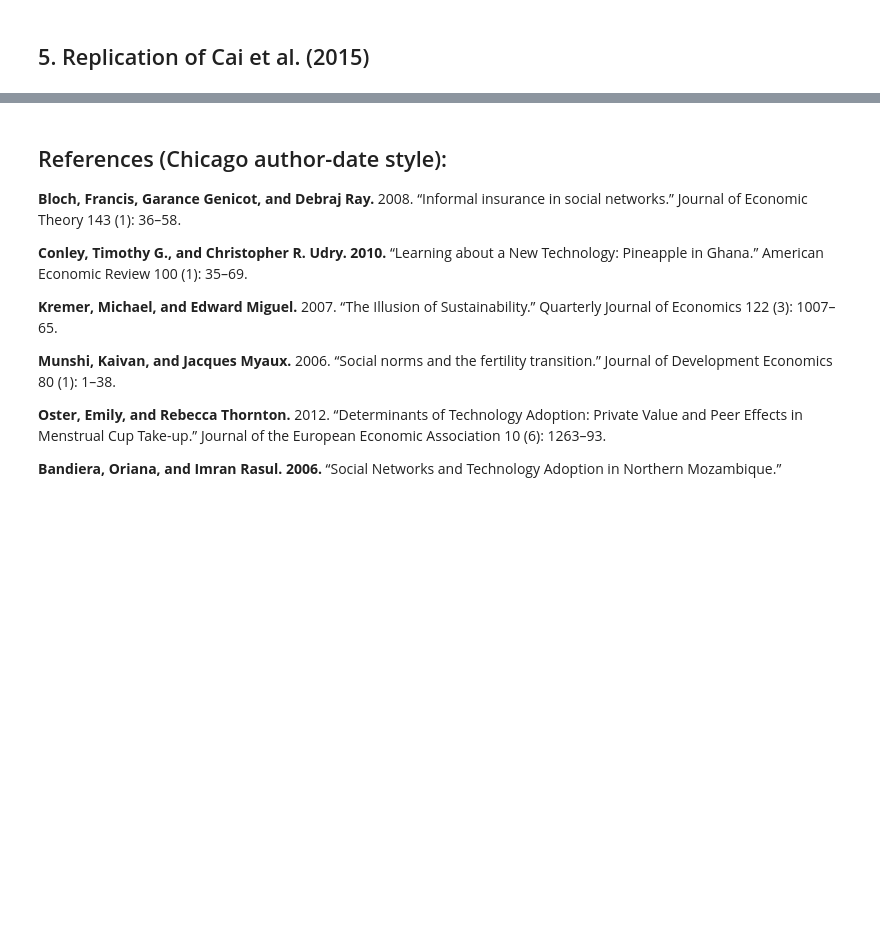
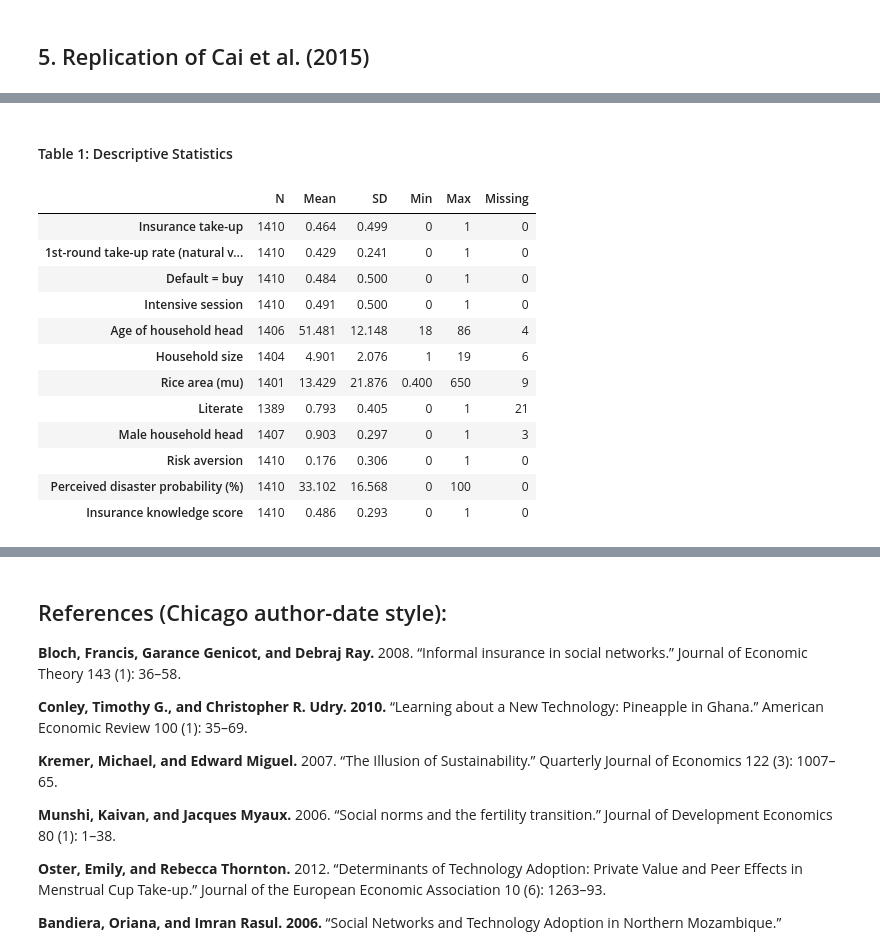
Before and after one commit to hn1802-uw/Social-Networks-and-the-Decision-to-Insure, a Jupyter notebook: project.ipynb, the cells around one changed output, grey strips where cells are left out. Cells and saved outputs as stored; diff of their text form; code cells hidden in the pictures; blank space fills up the shorter version.

```diff
--- a/project.ipynb
+++ b/project.ipynb
@@ -183,0 +209,6 @@ We use Two-Stages Least Squares (2SLS) here since our peer's take-up (`TakeupRat
+# %%
+full = load_analysis_data()
+print(
+    f"Survey: {len(full):,} households, {full['address'].nunique()} natural villages, "
+    f"{full['village'].nunique()} admin villages"
+)
@@ -183,0 +221,5 @@ We use Two-Stages Least Squares (2SLS) here since our peer's take-up (`TakeupRat
+# %%
+raw = main_sample(full)
+df, cleaning_report = clean(raw)
+placebo, _ = clean(placebo_sample(full))
+cleaning_report
@@ -183,0 +237,32 @@ We use Two-Stages Least Squares (2SLS) here since our peer's take-up (`TakeupRat
+# %% [markdown]
+#### Table 1: Descriptive Statistics
+# %%
+table1_vars = [
+    "takeup_survey",
+    "pre_takeup_rate",
+    "default",
+    "intensive",
+    "age",
+    "agpop",
+    "ricearea_2010",
+    "literacy",
+    "male",
+    "risk_averse",
+    "disaster_prob",
+    "understanding",
+]
+style_table(summary_table(raw, table1_vars, VARIABLE_LABELS))
+# %% [output]
+|  | N | Mean | SD | Min | Max | Missing |
+| Insurance take-up | 1410 | 0.464 | 0.499 | 0 | 1 | 0 |
+| 1st-round take-up rate (natural v... | 1410 | 0.429 | 0.241 | 0 | 1 | 0 |
+| Default = buy | 1410 | 0.484 | 0.500 | 0 | 1 | 0 |
+| Intensive session | 1410 | 0.491 | 0.500 | 0 | 1 | 0 |
+| Age of household head | 1406 | 51.481 | 12.148 | 18 | 86 | 4 |
+| Household size | 1404 | 4.901 | 2.076 | 1 | 19 | 6 |
+| Rice area (mu) | 1401 | 13.429 | 21.876 | 0.400 | 650 | 9 |
+| Literate | 1389 | 0.793 | 0.405 | 0 | 1 | 21 |
+| Male household head | 1407 | 0.903 | 0.297 | 0 | 1 | 3 |
+| Risk aversion | 1410 | 0.176 | 0.306 | 0 | 1 | 0 |
+| Perceived disaster probability (%) | 1410 | 33.102 | 16.568 | 0 | 100 | 0 |
+| Insurance knowledge score | 1410 | 0.486 | 0.293 | 0 | 1 | 0 |
```
Also changed, not shown: parts of 23 cells of this notebook, 9 other files.
